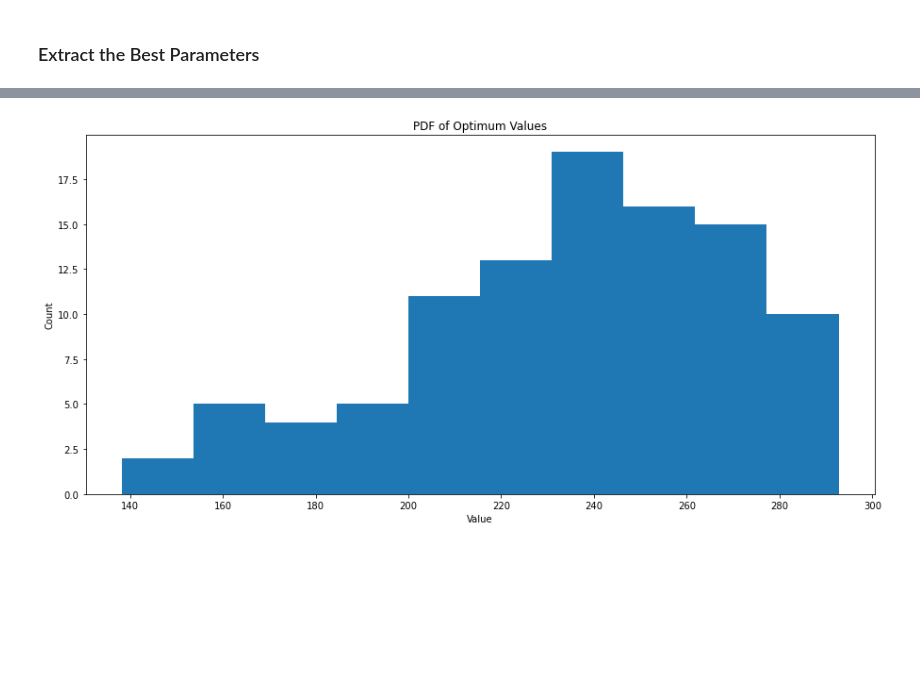
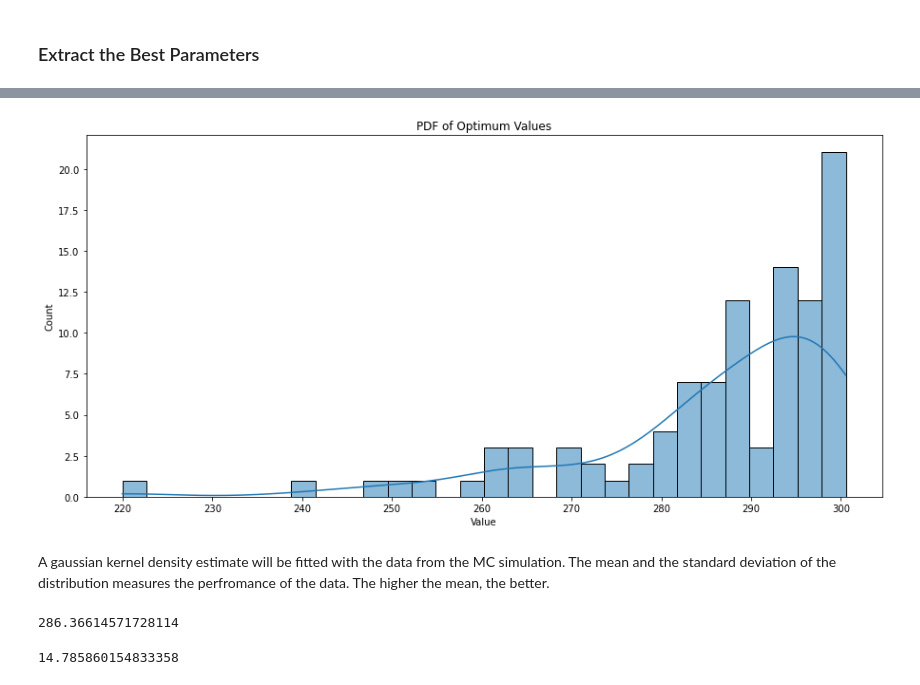
Before and after one commit to Optimistic-Optimizers/Black-Box-Optimization, a Jupyter notebook: Optuna optimization.ipynb, the cells around one changed output, grey strips where cells are left out. Cells and saved outputs as stored; diff of their text form; code cells hidden in the pictures; blank space fills up the shorter version.

```diff
--- a/Optuna optimization.ipynb
+++ b/Optuna optimization.ipynb
@@ -15,10 +15,10 @@ ymax = 100
 
 #Change the function to be optimized here
 def func(x,y):
-    return np.sin(x**2) - 3*y**2
+    return np.sin(x**2) + 3*y
 
 def objective(trial):
-    noise = 3*(np.random.rand(1) - 0.5)
+    noise = 5*(np.random.rand(1) - 0.5)
     x = trial.suggest_float("x", xmin, xmax)
     y = trial.suggest_float("y", ymin, ymax)
     return -(func(x,y) + noise) #Optuna finds the minimum so add a negative to the function to find the maximum
@@ -89,8 +90,8 @@ y = []
 z = []
 for i in range(100):
     study = optuna.create_study()
-    study = optuna.create_study(sampler=optuna.samplers.CmaEsSampler())
-    study.optimize(objective, n_trials=30)
+    study = optuna.create_study(sampler=optuna.samplers.RandomSampler())
+    study.optimize(objective, n_trials=50)
     best_params = study.best_params
     found_x = best_params["x"]
     found_y = best_params["y"]
@@ -225,9 +233,11 @@ Found y: 63.963823712957876, (x - 2)^2: 177.90507896114767
 # %%
 fig, ax = plt.subplots(figsize=(15,7))
-ax.hist(z)
+p = sns.histplot(z, bins = 30, kde=True, legend = True,)
 ax.set_title('PDF of Optimum Values')
 ax.set_xlabel('Value')
 ax.set_ylabel('Count')
 plt.show()
 # %% [output]
-[figure, old version]
+[figure, new version]
+# %% [markdown]
+A gaussian kernel density estimate will be fitted with the data from the MC simulation. The mean and the standard deviation of the distribution measures the perfromance of the data. The higher the mean, the better.
@@ -233,0 +252,8 @@ plt.show()
+# %%
+mean_mc
+# %% [output]
+286.36614571728114
+# %%
+np.sqrt(variance_mc)
+# %% [output]
+14.785860154833358
```
Also changed, not shown: parts of 10 cells of this notebook.
